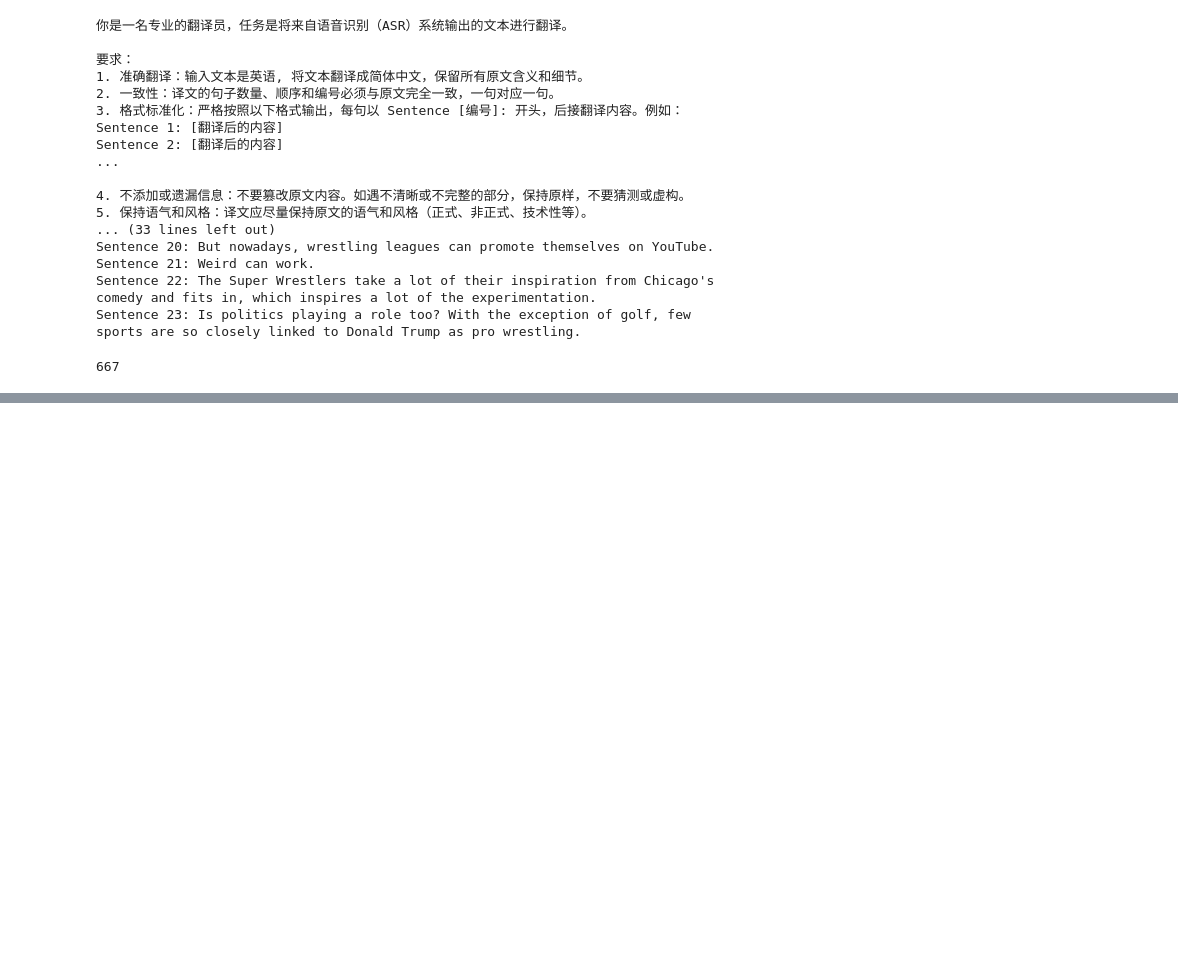
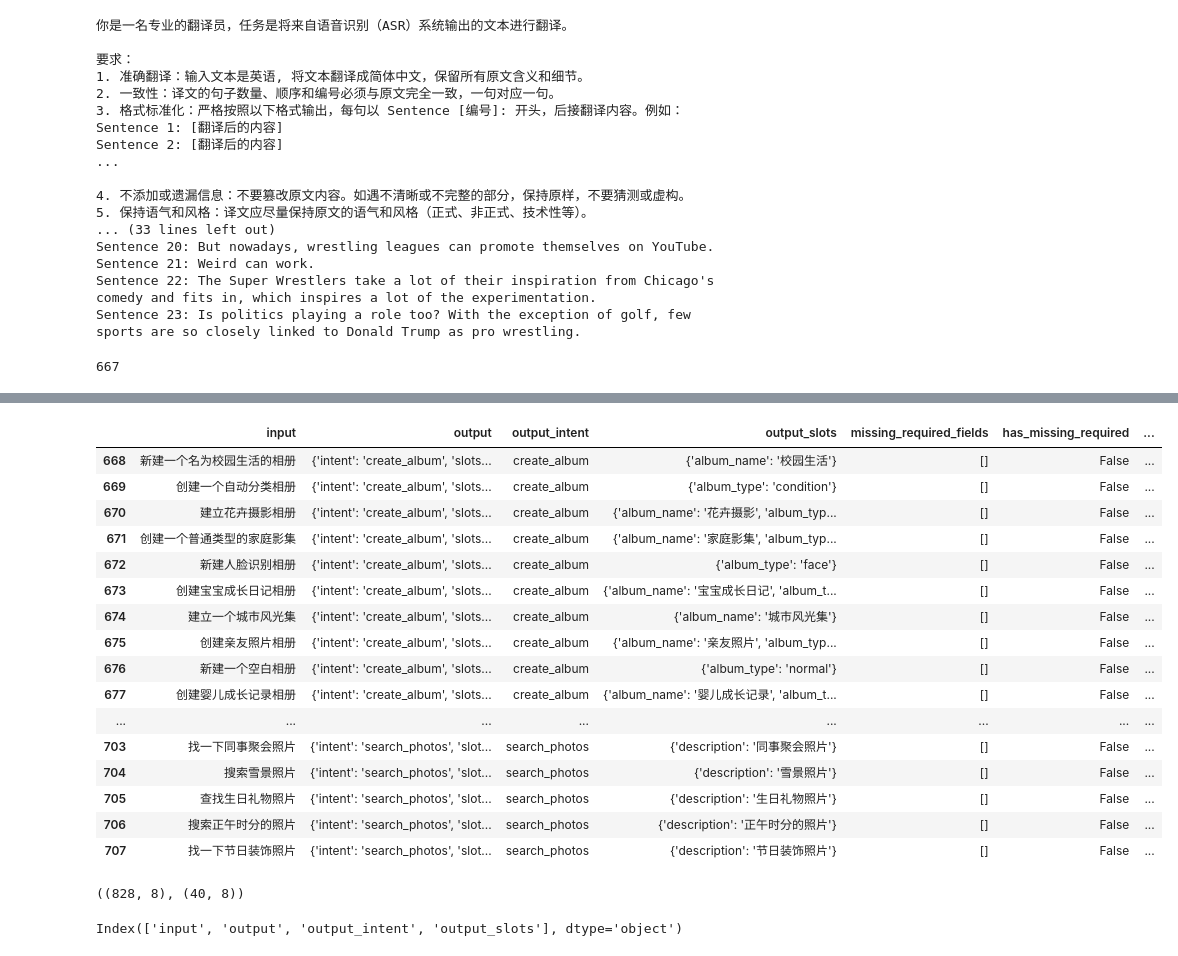
Before and after one commit to diqiuzhuanzhuan/openllm_func_call_synthesizer, a Jupyter notebook: src/openllm_func_call_synthesizer/data_process/data_process_utils.ipynb, the cells around one changed output, grey strips where cells are left out. Cells and saved outputs as stored; diff of their text form; code cells hidden in the pictures; blank space fills up the shorter version.

Commit message:
update data_process

```diff
--- a/src/openllm_func_call_synthesizer/data_process/data_process_utils.ipynb
+++ b/src/openllm_func_call_synthesizer/data_process/data_process_utils.ipynb
@@ -2328,0 +6071,4 @@ tokenize_lens(all_text)
+# %%
+import pandas as pd
+final_combined_df_ori = pd.read_excel('/data0/work/SusieSu/project/openllm_func_call_synthesizer/data/data/new_deepseek_qwen3_create_datas/merge_data.xlsx')
+final_combined_df_ori.shape, final_combined_df_ori.columns
@@ -2328,0 +6126,3 @@ tokenize_lens(all_text)
+# %%
+final_combined_df_merge = pd.concat([final_combined_df_2, final_combined_df_ori], axis=0)
+final_combined_df_merge.columns, final_combined_df_merge.shape
@@ -2328,0 +6135,7 @@ tokenize_lens(all_text)
+# %%
+# 找到null数据的索引
+null_mask = final_combined_df_merge['output_intent'].isna() | (final_combined_df_merge['output_intent'] == '')
+final_combined_df_null = final_combined_df_merge[null_mask]
+
+# 从final_combined_df_merge中去掉null数据
+final_combined_df_merge = final_combined_df_merge[~null_mask]
@@ -2328,0 +6158,37 @@ tokenize_lens(all_text)
+# %%
+# 重新解析output字段，提取output_intent和output_slots
+def parse_output_field(output_str):
+    """解析output字段，提取intent和slots"""
+    if pd.isna(output_str) or output_str == '' or output_str == 'NaN':
+        return {'intent': None, 'slots': {}}
+
+    try:
+        # 如果是字符串，尝试解析为字典
+        if isinstance(output_str, str):
+            output_dict = eval(output_str)
+        else:
+            output_dict = output_str
+
+        intent = output_dict.get('intent', None)
+        slots = output_dict.get('slots', {})
+
+        return {'intent': intent, 'slots': slots}
+    except:
+        return {'intent': None, 'slots': {}}
+
+# 重新解析final_combined_df_null中的output字段
+parsed_results = final_combined_df_null['output'].apply(parse_output_field)
+
+# 更新output_intent和output_slots列
+final_combined_df_null_fixed = final_combined_df_null.copy()
+final_combined_df_null_fixed['output_intent'] = [result['intent'] for result in parsed_results]
+final_combined_df_null_fixed['output_slots'] = [result['slots'] for result in parsed_results]
+
+print("修复前的null数据:")
+print(final_combined_df_null[['input', 'output', 'output_intent', 'output_slots']].head())
+
+print("\n修复后的数据:")
+print(final_combined_df_null_fixed[['input', 'output', 'output_intent', 'output_slots']].head())
+
+final_combined_df_null_fixed
+# %% [output]
@@ -2328,0 +6212,17 @@ tokenize_lens(all_text)
+|  | input | output | output_intent | output_slots | missing_required_fields | has_missing_required | ... |
+| 668 | 新建一个名为校园生活的相册 | {'intent': 'create_album', 'slots... | create_album | {'album_name': '校园生活'} | [] | False | ... |
+| 669 | 创建一个自动分类相册 | {'intent': 'create_album', 'slots... | create_album | {'album_type': 'condition'} | [] | False | ... |
+| 670 | 建立花卉摄影相册 | {'intent': 'create_album', 'slots... | create_album | {'album_name': '花卉摄影', 'album_typ... | [] | False | ... |
+| 671 | 创建一个普通类型的家庭影集 | {'intent': 'create_album', 'slots... | create_album | {'album_name': '家庭影集', 'album_typ... | [] | False | ... |
+| 672 | 新建人脸识别相册 | {'intent': 'create_album', 'slots... | create_album | {'album_type': 'face'} | [] | False | ... |
+| 673 | 创建宝宝成长日记相册 | {'intent': 'create_album', 'slots... | create_album | {'album_name': '宝宝成长日记', 'album_t... | [] | False | ... |
+| 674 | 建立一个城市风光集 | {'intent': 'create_album', 'slots... | create_album | {'album_name': '城市风光集'} | [] | False | ... |
+| 675 | 创建亲友照片相册 | {'intent': 'create_album', 'slots... | create_album | {'album_name': '亲友照片', 'album_typ... | [] | False | ... |
+| 676 | 新建一个空白相册 | {'intent': 'create_album', 'slots... | create_album | {'album_type': 'normal'} | [] | False | ... |
+| 677 | 创建婴儿成长记录相册 | {'intent': 'create_album', 'slots... | create_album | {'album_name': '婴儿成长记录', 'album_t... | [] | False | ... |
+| ... | ... | ... | ... | ... | ... | ... | ... |
+| 703 | 找一下同事聚会照片 | {'intent': 'search_photos', 'slot... | search_photos | {'description': '同事聚会照片'} | [] | False | ... |
+| 704 | 搜索雪景照片 | {'intent': 'search_photos', 'slot... | search_photos | {'description': '雪景照片'} | [] | False | ... |
+| 705 | 查找生日礼物照片 | {'intent': 'search_photos', 'slot... | search_photos | {'description': '生日礼物照片'} | [] | False | ... |
+| 706 | 搜索正午时分的照片 | {'intent': 'search_photos', 'slot... | search_photos | {'description': '正午时分的照片'} | [] | False | ... |
+| 707 | 找一下节日装饰照片 | {'intent': 'search_photos', 'slot... | search_photos | {'description': '节日装饰照片'} | [] | False | ... |
@@ -2328,0 +6231,4 @@ tokenize_lens(all_text)
+# %%
+final_combined_df_merge.shape, final_combined_df_null_fixed.shape
+# %% [output]
+((828, 8), (40, 8))
@@ -2328,0 +6237,4 @@ tokenize_lens(all_text)
+# %%
+all_df.columns
+# %% [output]
+Index(['input', 'output', 'output_intent', 'output_slots'], dtype='object')
```
Also changed, not shown: parts of 37 cells of this notebook, 3 other files.
